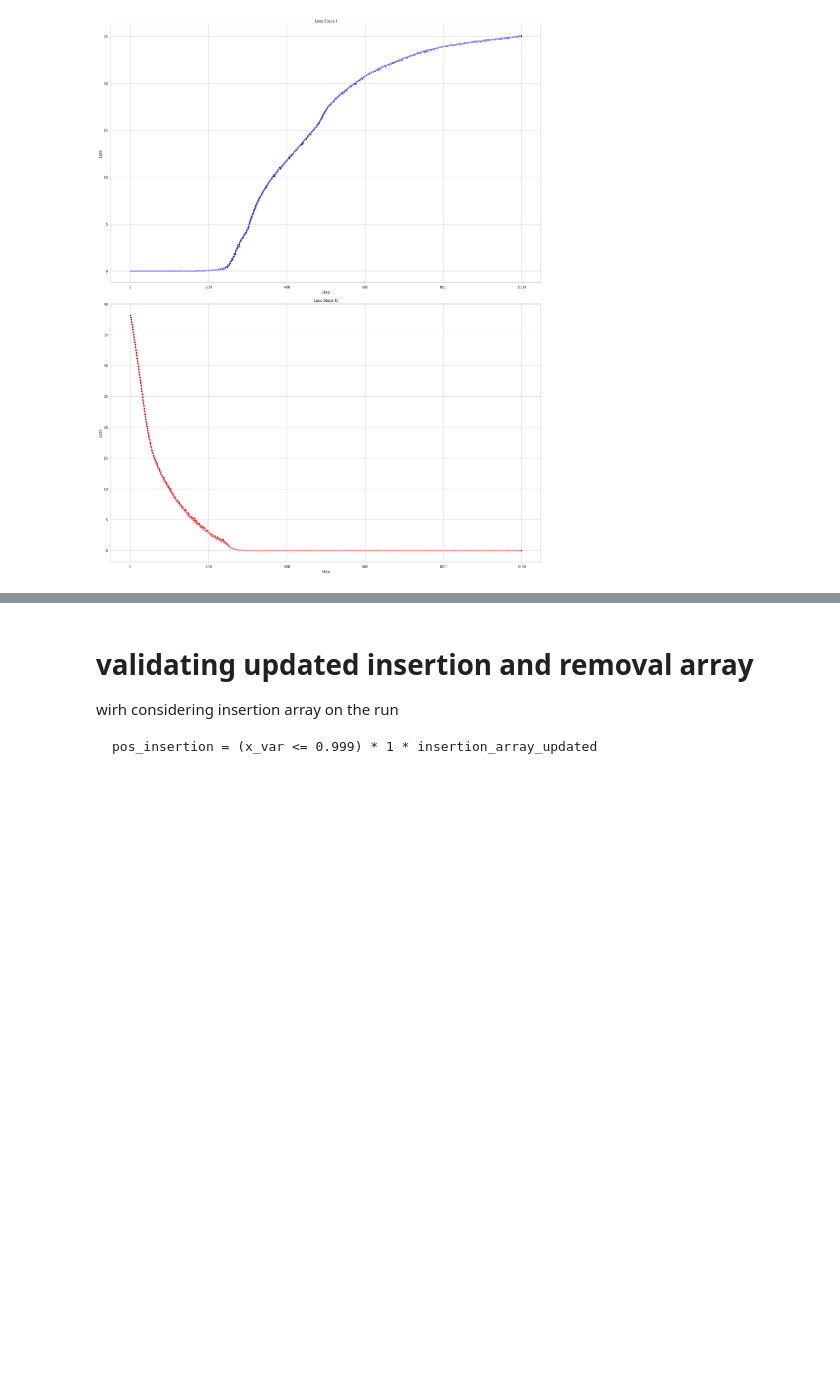
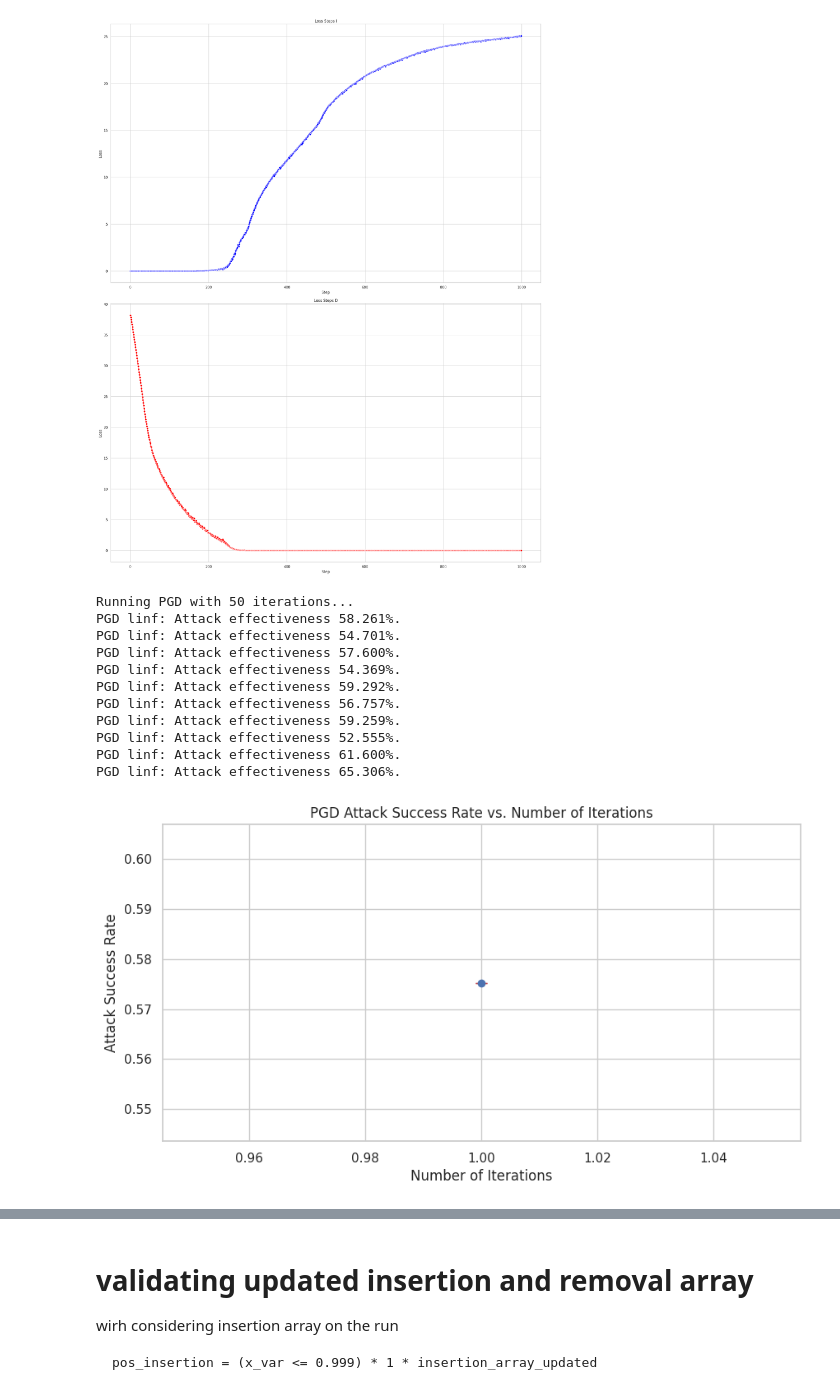
Before and after one commit to mostafa-ja/mal_adv4, a Jupyter notebook: adverserial_attack_RBF2.ipynb, the cells around one changed output, grey strips where cells are left out. Cells and saved outputs as stored; diff of their text form; code cells hidden in the pictures; blank space fills up the shorter version.

```diff
--- a/adverserial_attack_RBF2.ipynb
+++ b/adverserial_attack_RBF2.ipynb
@@ -1870,0 +2073,74 @@ plt.show()
+# %%
+import torch
+import torch.nn as nn
+import torch.optim as optim
+import matplotlib.pyplot as plt
+import numpy as np
+
+def adv_predict(test_loader, model, attack, device, **kwargs):
+    model.eval()
+    n_samples = 0
+    cor_test = 0
+    cor_ad_test = 0
+    attack_success_rates = []
+
+    for x_test, y_test in test_loader:
+        x_test, y_test = x_test.to(torch.float32).to(device), y_test.to(device)
+        mal_x_batch, mal_y_batch = x_test[y_test.squeeze() == 1], y_test[y_test.squeeze() == 1]
+        n_samples += len(mal_y_batch)
+
+        outputs = model(mal_x_batch)
+        predicted = outputs.argmax(1)
+        cor_test += (predicted == 1).sum().item()
+
+        with torch.enable_grad():
+            pertb_mal_x, _, _ = attack(mal_x_batch, mal_y_batch, model, insertion_array, removal_array, **kwargs)
+
+        outputs = model(pertb_mal_x)
+        y_pred = outputs.argmax(1)
+        cor_ad_test += (y_pred == 1).sum().item()
+
+        attack_success_rate = 1 - (cor_ad_test / n_samples)
+        attack_success_rates.append(attack_success_rate)
+
+    return attack_success_rates
+
+# Helper function to run the PGD attack and collect data
+def run_pgd_attack(model, test_loader, device, iterations=50, step_size=0.02):
+    attack_success_rates = []
+    for k in range(50, iterations + 1):
+        print(f"Running PGD with {k} iterations...")
+        attack_rates = adv_predict(test_loader, model, pgd_min, device, k=k, step_length=step_size, norm='linf')
+        attack_success_rates.append(attack_rates[-1])
+
+    return attack_success_rates
+
+# Plot the results
+def plot_attack_success_rates(success_rates):
+    iterations = np.arange(1, len(success_rates) + 1)
+    plt.figure(figsize=(10, 5))
+    plt.errorbar(iterations, success_rates, yerr=np.std(success_rates), fmt='-o', ecolor='r', capsize=5)
+    plt.title('PGD Attack Success Rate vs. Number of Iterations')
+    plt.xlabel('Number of Iterations')
+    plt.ylabel('Attack Success Rate')
+    plt.grid(True)
+    plt.show()
+
+# Assuming you have model, test_loader, and device defined
+iterations = 50  # Number of iterations for PGD
+step_size = 0.02  # Step size for PGD
+attack_success_rates = run_pgd_attack(model_AT_rFGSM, test_loader, device, iterations=iterations, step_size=step_size)
+plot_attack_success_rates(attack_success_rates)
+# %% [output]
+Running PGD with 50 iterations...
+PGD linf: Attack effectiveness 58.261%.
+PGD linf: Attack effectiveness 54.701%.
+PGD linf: Attack effectiveness 57.600%.
+PGD linf: Attack effectiveness 54.369%.
+PGD linf: Attack effectiveness 59.292%.
+PGD linf: Attack effectiveness 56.757%.
+PGD linf: Attack effectiveness 59.259%.
+PGD linf: Attack effectiveness 52.555%.
+PGD linf: Attack effectiveness 61.600%.
+PGD linf: Attack effectiveness 65.306%.
+[figure, added]
```
Also changed, not shown: parts of 3 cells of this notebook.
